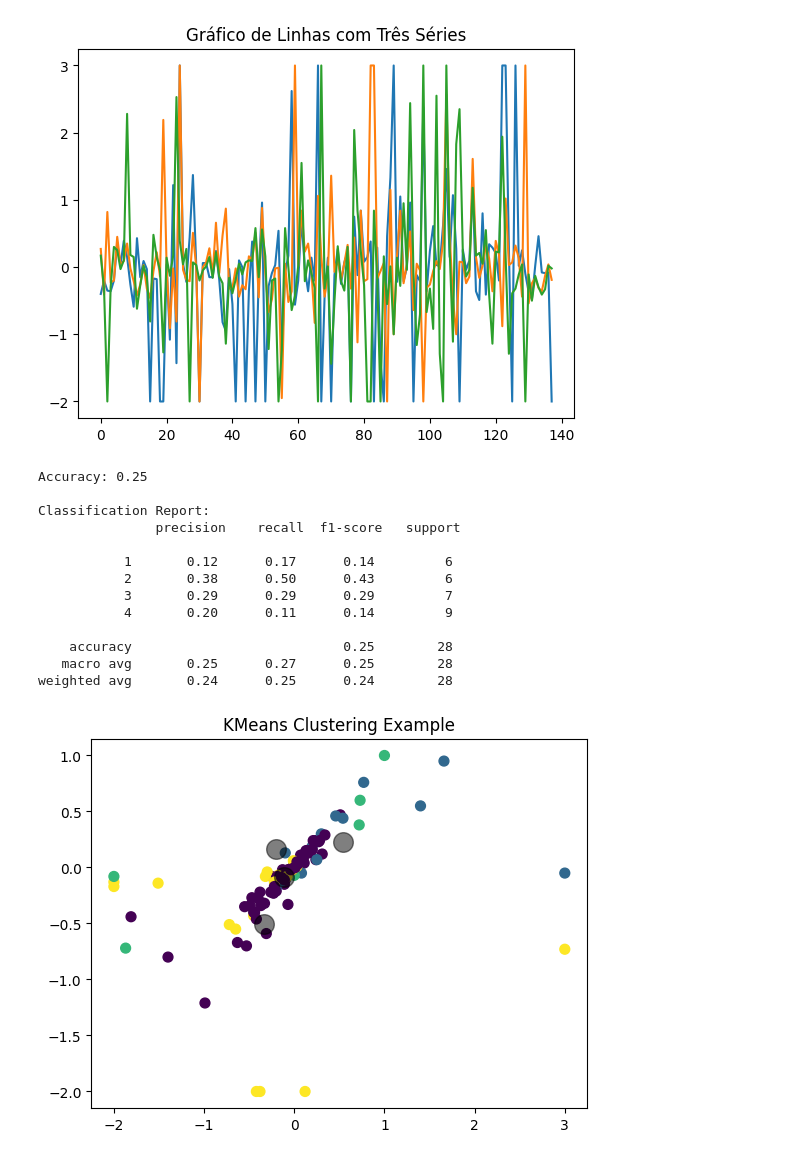
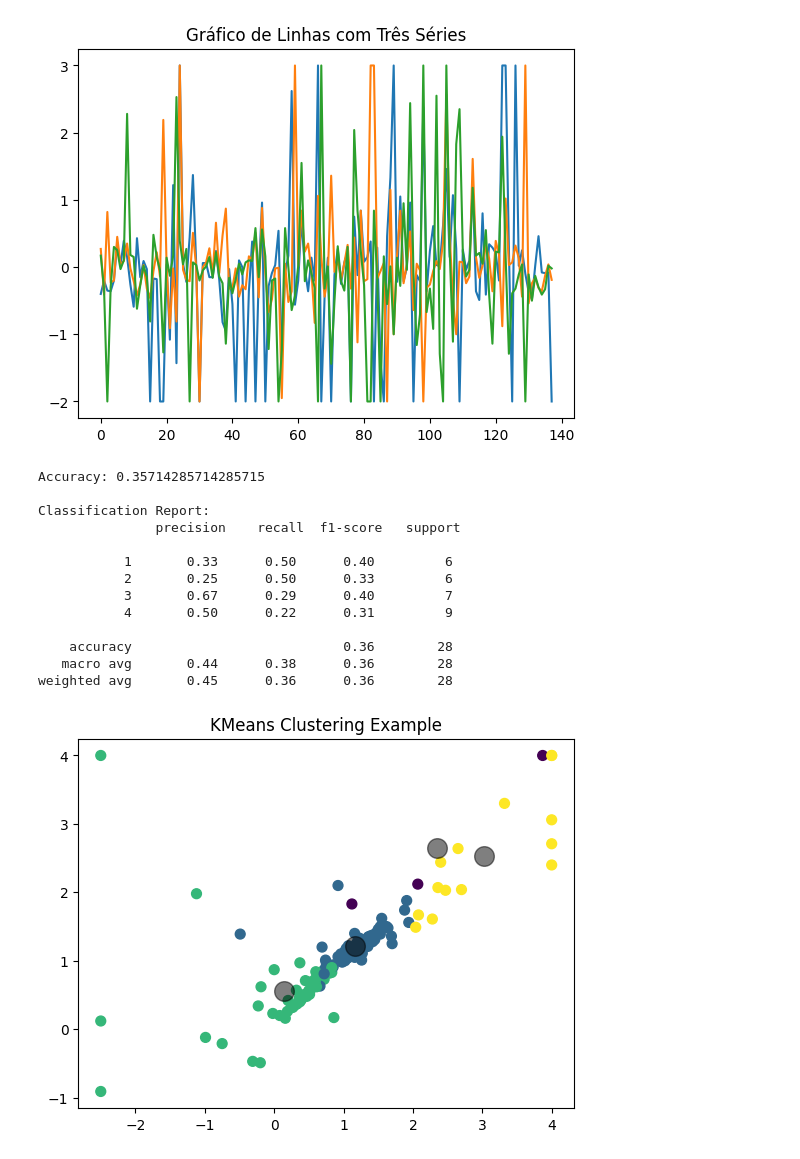
Before and after one commit to gassuncao27/ML_stockmarket, a Jupyter notebook: cluster_financialdata.ipynb, the cells around one changed output. Saved outputs shown, nothing was run; the diff lists cells and outputs as text; code cells hidden in the pictures.

```diff
--- a/cluster_financialdata.ipynb
+++ b/cluster_financialdata.ipynb
@@ -5,7 +5,7 @@ import matplotlib.pyplot as plt
 
 from sklearn.preprocessing import StandardScaler
 
-dash_fundamentus = pd.read_excel('estquant_fundamentus_2.xlsx')
+dash_fundamentus = pd.read_excel('estquant_fundamentus_gabriel.xlsx')
 # dash_fundamentus = pd.read_excel('estquant_fundamentus_v2.xlsx')
 # %%
 dash_fundamentus.info()
@@ -274,12 +274,10 @@ from sklearn.metrics import classification_report, accuracy_score
 #                     ]]
 
 X = dash_fundamentus[[
-                        'Ebit 2-1t Ltm', 'Ebitda 2-1t Ltm', 'Cfo 2-1t Ltm',
+                        # 'Ebit 2-1t Ltm', 'Ebitda 2-1t Ltm', 'Cfo 2-1t Ltm',
                         # 'Ebit 2t Ltm', 'Ebitda 2t Ltm', 'Cfo 2t Ltm',
-                        # 'Ebit 1t Ltm', 'Ebitda 1t Ltm', 'Cfo 1t Ltm',
-                        'Ebit 2-1t', 'Ebitda 2-1t', 'Cfo 2-1t',
-                        # 'Ebit 2t', 'Ebitda 2t', 'Cfo 2t',
-                        # 'Ebit 1t', 'Ebitda 1t', 'Cfo 1t',
+                        # 'Ebit 2-1t', 'Ebitda 2-1t', 'Cfo 2-1t',
+                        'Ebit 2t', 'Ebitda 2t', 'Cfo 2t',
                     ]]
 y = target[:,-1].astype(int)
 
@@ -311,36 +309,36 @@ print("\nClassification Report:\n", classification_report(y_test, y_pred))
 #  9   Ebit 2-1t Ltm    138 non-null    float64
 #  10  Ebit 3-2t Ltm    138 non-null
 # %% [output]
-Accuracy: 0.25
+Accuracy: 0.35714285714285715
 
 Classification Report:
                precision    recall  f1-score   support
 
-           1       0.12      0.17      0.14         6
-           2       0.38      0.50      0.43         6
-           3       0.29      0.29      0.29         7
-           4       0.20      0.11      0.14         9
+           1       0.33      0.50      0.40         6
+           2       0.25      0.50      0.33         6
+           3       0.67      0.29      0.40         7
+           4       0.50      0.22      0.31         9
 
-    accuracy                           0.25        28
-   macro avg       0.25      0.27      0.25        28
-weighted avg       0.24      0.25      0.24        28
+    accuracy                           0.36        28
+   macro avg       0.44      0.38      0.36        28
+weighted avg       0.45      0.36      0.36        28
 # %%
 from sklearn.cluster import KMeans
 from sklearn.datasets import make_blobs
 import matplotlib.pyplot as plt
 
-kmeans = KMeans(n_clusters=4)
+kmeans = KMeans(n_clusters=4, n_init=10)
 kmeans.fit(X)
 y_kmeans = kmeans.predict(X)
 
 # # Visualizar os resultados
 plt.scatter(X[:, 0], X[:, 1], c=y_kmeans, s=50, cmap='viridis')
 centers = kmeans.cluster_centers_
 plt.scatter(centers[:, 0], centers[:, 1], c='black', s=200, alpha=0.5)
 plt.title("KMeans Clustering Example")
 plt.show()
 # %% [output]
-[figure, old version]
+[figure, new version]
 # %%
 print(f'Shape features: {X.shape} e shape labels: {y.shape}')
 # %% [output]
```
Also changed, not shown: parts of 13 cells of this notebook, 6 other files.
